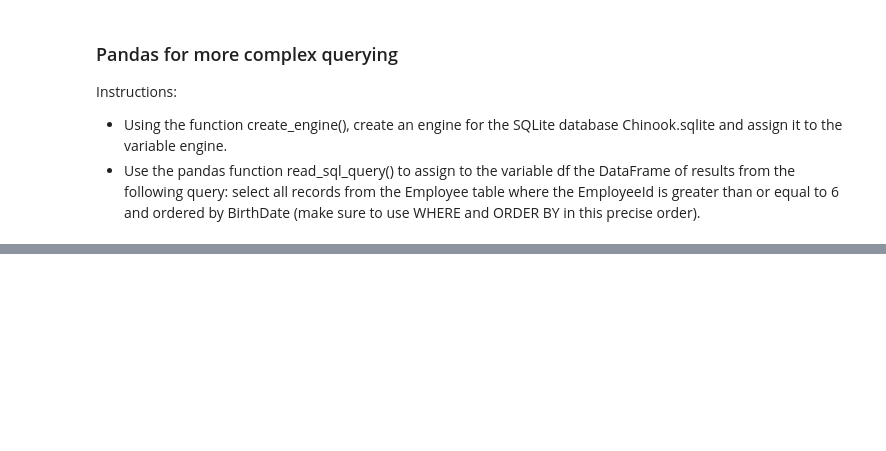
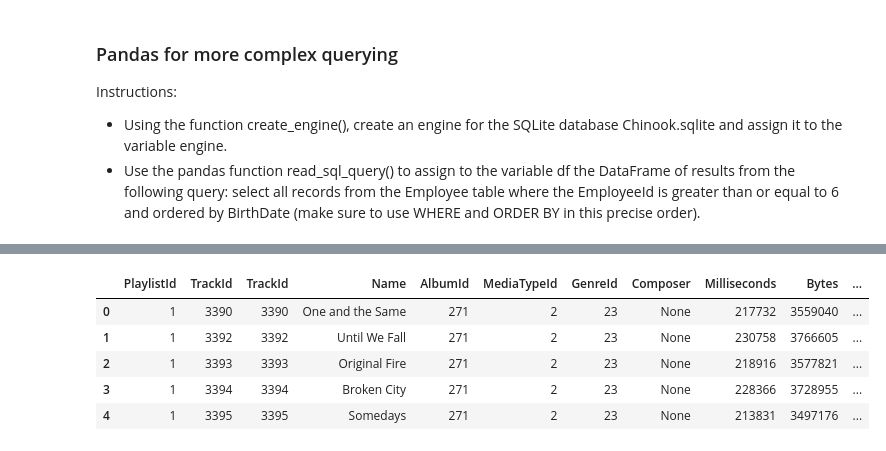
Before and after one commit to pedrogrigorio/DataCamp-Python-Data-Science-Track, a Jupyter notebook: 11-Introduction_to_Importing_Data_in_Python/notebook.ipynb, the cells around one changed output, grey strips where cells are left out. Saved outputs shown, nothing was run; the diff lists cells and outputs as text; code cells hidden in the pictures; blank space fills up the shorter version.

```diff
--- a/11-Introduction_to_Importing_Data_in_Python/notebook.ipynb
+++ b/11-Introduction_to_Importing_Data_in_Python/notebook.ipynb
@@ -747,0 +779,13 @@ display(df.head())
+# %%
+# Execute query and store records in DataFrame: df
+df = pd.read_sql_query('SELECT * FROM PlaylistTrack as p JOIN Track as t ON p.TrackId = t.TrackId WHERE Milliseconds < 250000', engine)
+
+# Print head of DataFrame
+display(df.head())
+# %% [output]
+|  | PlaylistId | TrackId | TrackId | Name | AlbumId | MediaTypeId | GenreId | Composer | Milliseconds | Bytes | ... |
+| 0 | 1 | 3390 | 3390 | One and the Same | 271 | 2 | 23 | None | 217732 | 3559040 | ... |
+| 1 | 1 | 3392 | 3392 | Until We Fall | 271 | 2 | 23 | None | 230758 | 3766605 | ... |
+| 2 | 1 | 3393 | 3393 | Original Fire | 271 | 2 | 23 | None | 218916 | 3577821 | ... |
+| 3 | 1 | 3394 | 3394 | Broken City | 271 | 2 | 23 | None | 228366 | 3728955 | ... |
+| 4 | 1 | 3395 | 3395 | Somedays | 271 | 2 | 23 | None | 213831 | 3497176 | ... |
```
Also changed, not shown: parts of 3 cells of this notebook, 1 other file.
